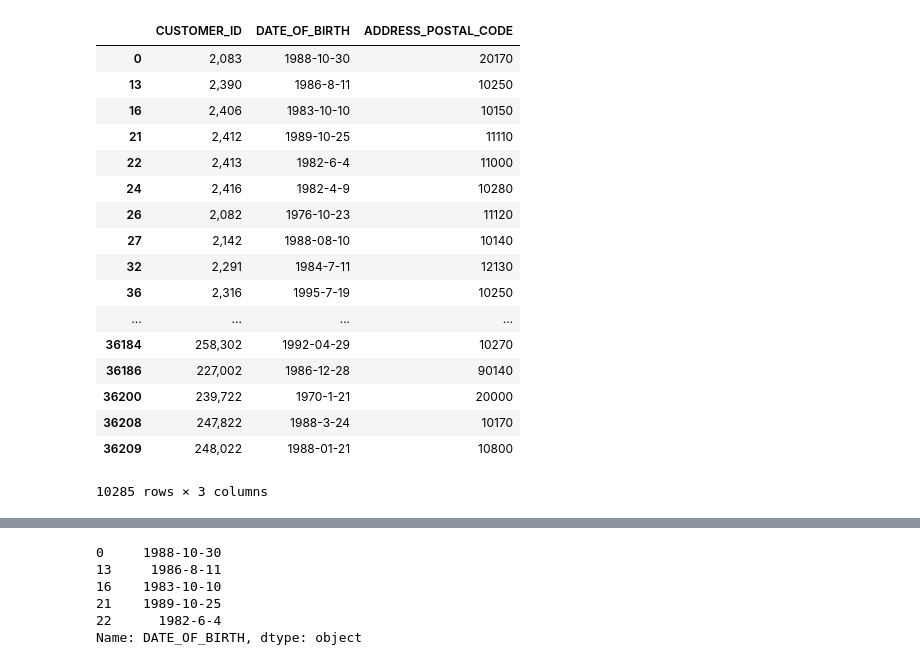
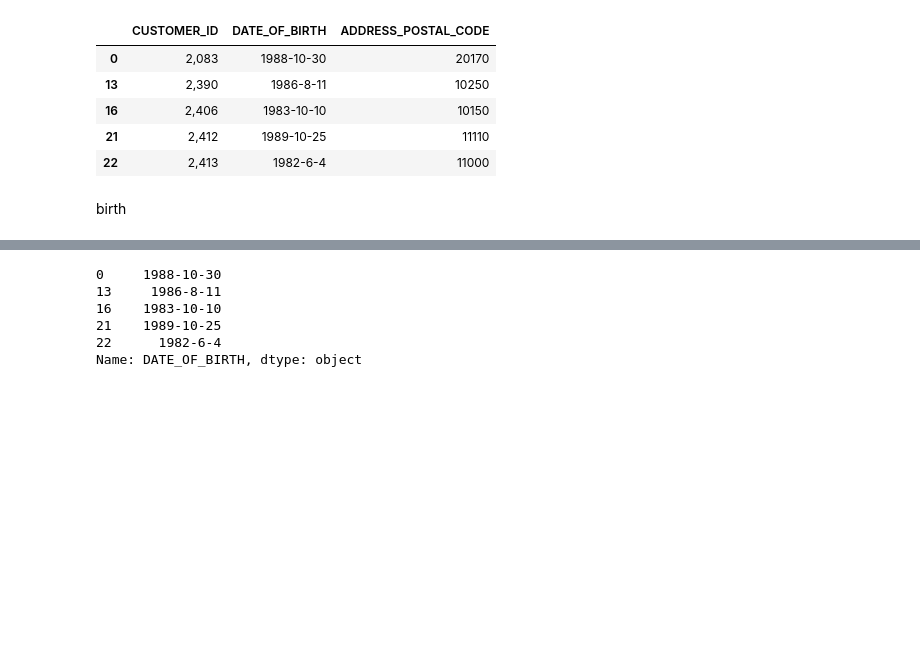
Before and after one commit to Kanbc/recommender-systems, a Jupyter notebook: cleaning/User.ipynb, the cells around one changed output, grey strips where cells are left out. Drawn from its saved outputs; the diff is of its cells as text; code cells hidden in the pictures; blank space fills up the shorter version.

```diff
--- a/cleaning/User.ipynb
+++ b/cleaning/User.ipynb
@@ -206,24 +108,12 @@ results
 # %%
 df_add_not_null = results [results['ADDRESS_POSTAL_CODE'].notnull() & (results['ADDRESS_POSTAL_CODE'] != "") & (results['DATE_OF_BIRTH'].notnull() &(results['DATE_OF_BIRTH'] != ""))]
 
 
-df_add_not_null
+df_add_not_null[:5]
 # %% [output]
 |  | CUSTOMER_ID | DATE_OF_BIRTH | ADDRESS_POSTAL_CODE |
 | 0 | 2,083 | 1988-10-30 | 20170 |
 | 13 | 2,390 | 1986-8-11 | 10250 |
 | 16 | 2,406 | 1983-10-10 | 10150 |
 | 21 | 2,412 | 1989-10-25 | 11110 |
 | 22 | 2,413 | 1982-6-4 | 11000 |
-| 24 | 2,416 | 1982-4-9 | 10280 |
-| 26 | 2,082 | 1976-10-23 | 11120 |
-| 27 | 2,142 | 1988-08-10 | 10140 |
-| 32 | 2,291 | 1984-7-11 | 12130 |
-| 36 | 2,316 | 1995-7-19 | 10250 |
-| ... | ... | ... | ... |
-| 36184 | 258,302 | 1992-04-29 | 10270 |
-| 36186 | 227,002 | 1986-12-28 | 90140 |
-| 36200 | 239,722 | 1970-1-21 | 20000 |
-| 36208 | 247,822 | 1988-3-24 | 10170 |
-| 36209 | 248,022 | 1988-01-21 | 10800 |
-10285 rows × 3 columns
@@ -230,2 +122,4 @@ df_add_not_null
+# %% [markdown]
+birth
 # %%
 y_m_d = df_add_not_null['DATE_OF_BIRTH']
```
Also changed, not shown: parts of 29 cells of this notebook, 1 other file.
